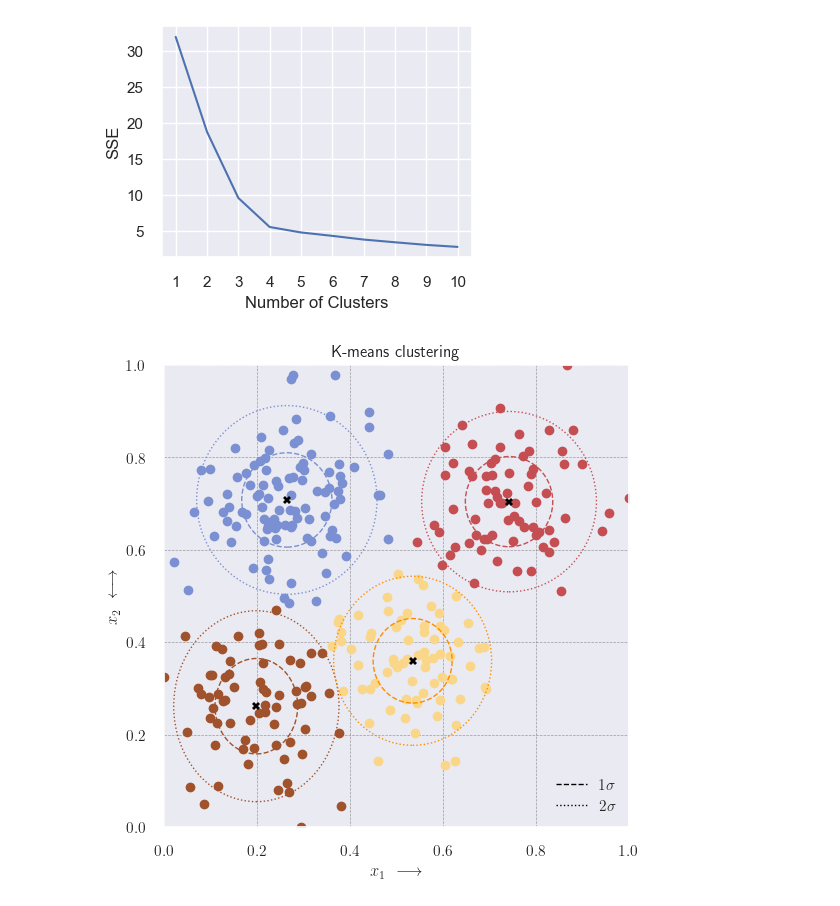
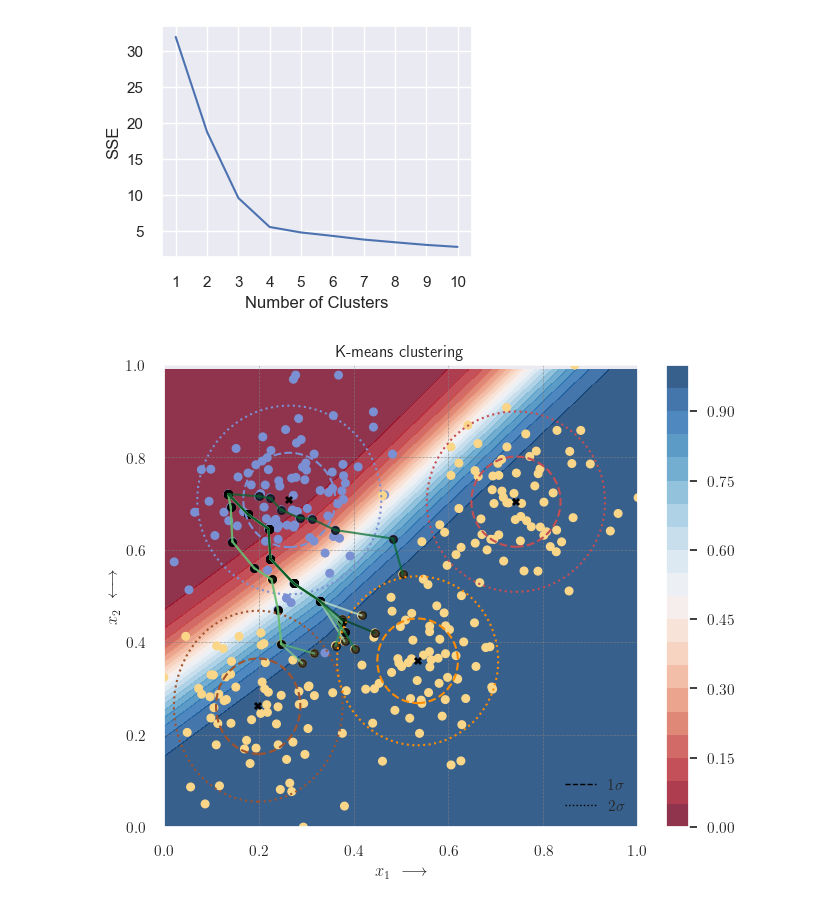
Before and after one commit to xuanxuanxuan-git/facelift, a Jupyter notebook: examples/synthetic_data.ipynb, the cells around one changed output. Cells and saved outputs as stored; diff of their text form; code cells hidden in the pictures.

```diff
--- a/examples/synthetic_data.ipynb
+++ b/examples/synthetic_data.ipynb
@@ -333,8 +337,8 @@ sp_graph = construct_graph(sym_kernel)
 start_point_idx = 8
 target_class = 1
 class_labels = list(map(int, clf.classes_))
-res = {}
-res[start_point_idx] = {}
+cf_solutions = {}
+cf_solutions[start_point_idx] = {}
 
 dist_matrix, predecessors = find_shortest_path(sp_graph, start_point_idx=start_point_idx)
 
@@ -344,16 +348,16 @@ print(end_point_indices)
 for order, end_point_idx in enumerate(end_point_indices):
     shortest_path = reconstruct_shortest_path(predecessors, start_point_idx=start_point_idx, end_point_idx=end_point_idx)
     for node_idx in shortest_path[:-1]:
-        res[start_point_idx][order] = shortest_path
-print(res)
+        cf_solutions[start_point_idx][order] = shortest_path
+print(cf_solutions)
 # %% [output]
 [177, 202, 232, 175, 157, 167, 124, 225, 235, 189]
 {8: {0: [8, 87, 15, 65, 59, 49, 177], 1: [8, 87, 15, 65, 59, 49, 202], 2: [8, 87, 15, 65, 59, 49, 232], 3: [8, 87, 15, 65, 59, 49, 175], 4: [8, 96, 39, 60, 206, 42, 109, 157], 5: [8, 96, 39, 60, 206,  ...
 # %%
 # node_path = [7, 3, 95, 18, 2, 33, 49, 177]
-node_path = res[start_point_idx][4]
-
-plot_counterfactual_explanations(df, clf, res)
+node_path = cf_solutions[start_point_idx][4]
+fig, ax = plt.subplots(figsize=(7,6))
+ax = plot_counterfactual_explanations(ax, df, clf, cf_solutions)
 # %% [output]
 [figure]
 # %% [markdown]
@@ -411,49 +415,54 @@ def get_cluster_sd(k_means_labels, X):
 
 def add_ellipse(mu_x1, mu_x2, sd_x1, sd_x2, ax, edge_color):
     # one SD contour
-    ellipse_sd = mpl.patches.Ellipse((mu_x1, mu_x2), width=2*sd_x1, height=2*sd_x2, fc="none", edgecolor=edge_color, linestyle="--", label=r"$1\sigma$")
+    ellipse_sd = mpl.patches.Ellipse((mu_x1, mu_x2), width=2*sd_x1, height=2*sd_x2, fc="none", edgecolor=edge_color, linestyle="--", label=r"$1\sigma$", linewidth=1.5)
     ax.add_patch(ellipse_sd)
 
     # two SD contour
-    ellipse_2sd = mpl.patches.Ellipse((mu_x1, mu_x2), width=4*sd_x1, height=4*sd_x2, fc="none", edgecolor=edge_color, linestyle=":", label=r"$2\sigma$")
+    ellipse_2sd = mpl.patches.Ellipse((mu_x1, mu_x2), width=4*sd_x1, height=4*sd_x2, fc="none", edgecolor=edge_color, linestyle=":", label=r"$2\sigma$", linewidth=1.5)
     ax.add_patch(ellipse_2sd)
     return ax
 # %%
-plt.rc('text', usetex=True)
-plt.rc('text.latex', preamble=r'\usepackage{amsmath}')
-fig, ax = plt.subplots(figsize=(6, 6))
+def plot_data_clustering(ax, k_means_cluster_centers, k_means_labels, diff_cluster=True):
 
-colors = ["sienna", "r", "#FAD689", "#7B90D2"]
+    colors = ["sienna", "r", "#FAD689", "#7B90D2"]
+    n_clusters = len(k_means_cluster_centers)
+    for k, col in zip(range(n_clusters), colors):
+        my_members = k_means_labels == k
+        cluster_center = k_means_cluster_centers[k]
+        if diff_cluster:
+            ax.scatter(X.iloc[my_members, 0], X.iloc[my_members, 1], c=col)
+        ax.plot(
+            cluster_center[0],
+            cluster_center[1],
+            "X",
+            markerfacecolor="black",
+            markersize=6,
+        )
 
-for k, col in zip(range(n_clusters), colors):
-    my_members = k_means_labels == k
-    cluster_center = k_means_cluster_centers[k]
-    ax.scatter(X.iloc[my_members, 0], X.iloc[my_members, 1], c=col)
-    ax.plot(
-        cluster_center[0],
-        cluster_center[1],
-        "X",
-        markerfacecolor="black",
-        markersize=6,
-    )
+    ax.set_title("K-means clustering")
+    ax.set_ylim(0, 1)
+    ax.set_xlim(0, 1)
+    ax.grid(color="grey", linestyle = "--", linewidth= 0.5, alpha=0.75)
+    ax.set_xlabel(r"$x_1~\longrightarrow$")
+    ax.set_ylabel(r"$x_2~\longleftrightarrow$")
 
-ax.set_title("K-means clustering")
-ax.set_ylim(0, 1)
-ax.set_xlim(0, 1)
-ax.grid(color="grey", linestyle = "--", linewidth= 0.5, alpha=0.75)
-ax.set_xlabel(r"$x_1~\longrightarrow$")
-ax.set_ylabel(r"$x_2~\longleftrightarrow$")
+    contour_colors = ["sienna", "r", "darkorange", "#7B90D2"]
+    sd_coords = get_cluster_sd(k_means_labels, X)
+    for center_idx, mu in enumerate(k_means_cluster_centers):
+        add_ellipse(mu[0], mu[1], sd_coords[center_idx][0], sd_coords[center_idx][1], ax, contour_colors[center_idx])
 
-contour_colors = ["sienna", "r", "darkorange", "#7B90D2"]
-sd_coords = get_cluster_sd(k_means_labels, X)
-for center_idx, mu in enumerate(k_means_cluster_centers):
-    add_ellipse(mu[0], mu[1], sd_coords[center_idx][0], sd_coords[center_idx][1], ax, contour_colors[center_idx])
+    legend_lines = [Line2D([0], [0], color="black", lw=1, linestyle="--"),
+                    Line2D([0], [0], color="black", lw=1, linestyle=":")]
 
-legend_lines = [Line2D([0], [0], color="black", lw=1, linestyle="--"),
-                Line2D([0], [0], color="black", lw=1, linestyle=":")]
+    ax.legend(legend_lines, [r'$1\sigma$', r'$2\sigma$'], loc="lower right")
 
-ax.legend(legend_lines, [r'$1\sigma$', r'$2\sigma$'], loc="lower right")
+    return ax
 
-plt.show()
+fig, ax = plt.subplots(figsize=(7.2, 6))
+ax = plot_counterfactual_explanations(ax, df, clf, cf_solutions)
+ax = plot_data_clustering(ax, k_means_cluster_centers, k_means_labels, diff_cluster=False)
+# ax = plot_data_clustering(ax, k_means_cluster_centers, k_means_labels)
+plt.show(fig)
 # %% [output]
-[figure, old version]
+[figure, new version]
```
Also changed, not shown: parts of 3 cells of this notebook.
